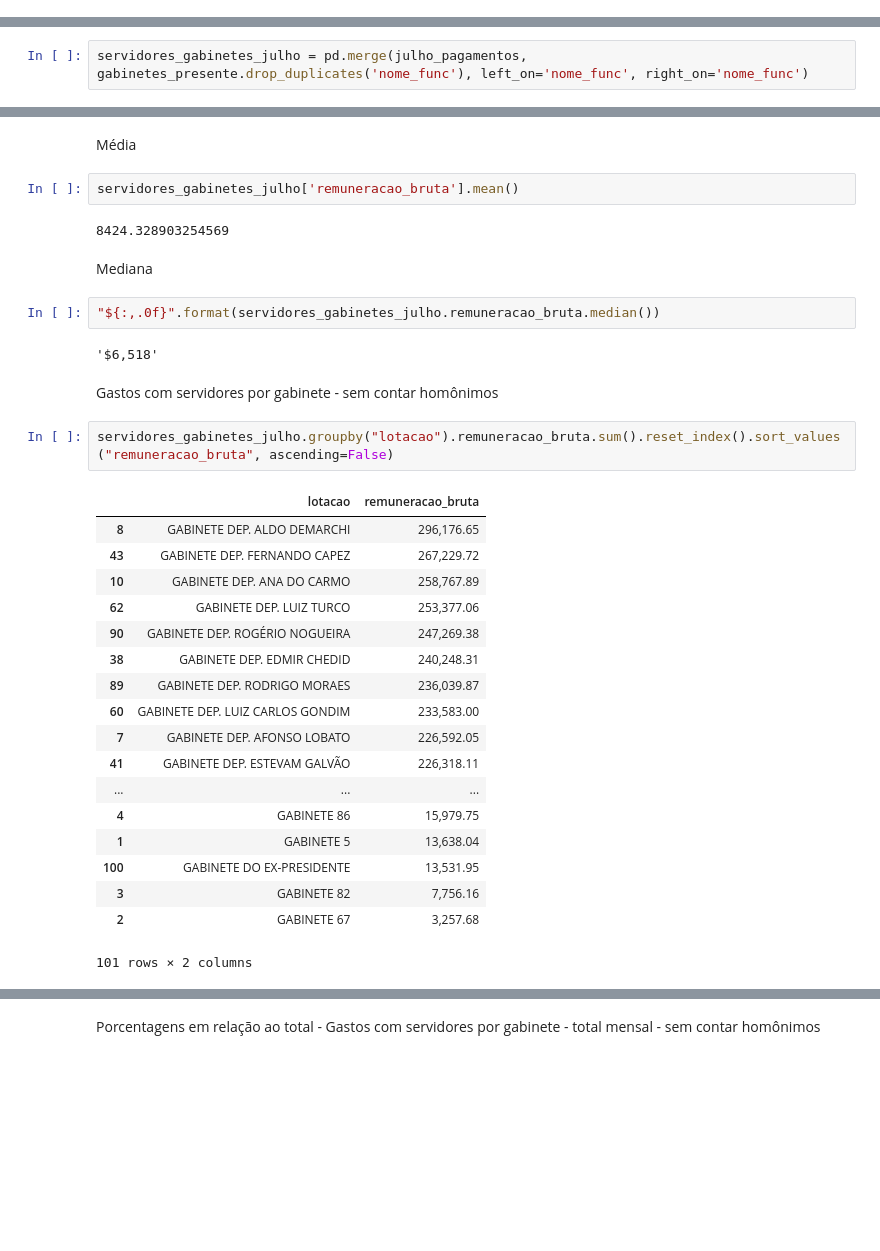
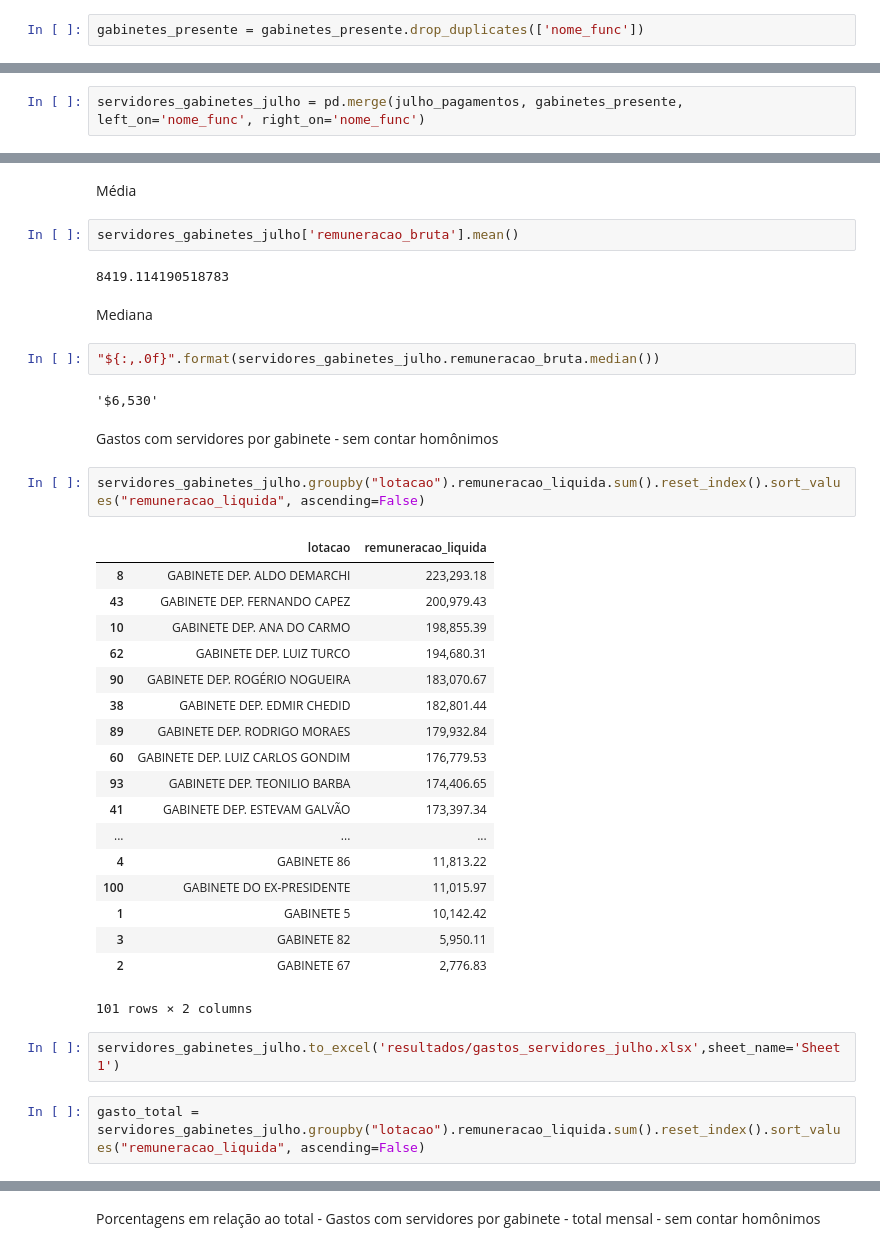
Before and after one commit to reichaves/alesp, a Jupyter notebook: alesp_servidores.ipynb, the cells around one changed output, grey strips where cells are left out. Saved outputs shown, nothing was run; the diff lists cells and outputs as text; blank space fills up the shorter version.

```diff
--- a/alesp_servidores.ipynb
+++ b/alesp_servidores.ipynb
@@ -670,10 +675,12 @@ Name: nome_func, Length: 4976, dtype: int64
 Retira duplicados
 # %%
 julho_pagamentos = julho_pagamentos.drop_duplicates(['nome_func'])
+# %%
+gabinetes_presente = gabinetes_presente.drop_duplicates(['nome_func'])
 # %% [markdown]
 Cruza com os gabinetes - tira nomes duplicados também em gabinetes
 # %%
-servidores_gabinetes_julho = pd.merge(julho_pagamentos, gabinetes_presente.drop_duplicates('nome_func'), left_on='nome_func', right_on='nome_func')
+servidores_gabinetes_julho = pd.merge(julho_pagamentos, gabinetes_presente, left_on='nome_func', right_on='nome_func')
 # %%
 servidores_gabinetes_julho.info()
 # %% [output]
@@ -727,33 +755,37 @@ Média
 # %%
 servidores_gabinetes_julho['remuneracao_bruta'].mean()
 # %% [output]
-8424.328903254569
+8419.114190518783
 # %% [markdown]
 Mediana
 # %%
 "${:,.0f}".format(servidores_gabinetes_julho.remuneracao_bruta.median())
 # %% [output]
-'$6,518'
+'$6,530'
 # %% [markdown]
 Gastos com servidores por gabinete - sem contar homônimos
 # %%
-servidores_gabinetes_julho.groupby("lotacao").remuneracao_bruta.sum().reset_index().sort_values("remuneracao_bruta", ascending=False)
+servidores_gabinetes_julho.groupby("lotacao").remuneracao_liquida.sum().reset_index().sort_values("remuneracao_liquida", ascending=False)
 # %% [output]
-|  | lotacao | remuneracao_bruta |
-| 8 | GABINETE DEP. ALDO DEMARCHI | 296,176.65 |
-| 43 | GABINETE DEP. FERNANDO CAPEZ | 267,229.72 |
-| 10 | GABINETE DEP. ANA DO CARMO | 258,767.89 |
-| 62 | GABINETE DEP. LUIZ TURCO | 253,377.06 |
-| 90 | GABINETE DEP. ROGÉRIO NOGUEIRA | 247,269.38 |
-| 38 | GABINETE DEP. EDMIR CHEDID | 240,248.31 |
-| 89 | GABINETE DEP. RODRIGO MORAES | 236,039.87 |
-| 60 | GABINETE DEP. LUIZ CARLOS GONDIM | 233,583.00 |
-| 7 | GABINETE DEP. AFONSO LOBATO | 226,592.05 |
-| 41 | GABINETE DEP. ESTEVAM GALVÃO | 226,318.11 |
+|  | lotacao | remuneracao_liquida |
+| 8 | GABINETE DEP. ALDO DEMARCHI | 223,293.18 |
+| 43 | GABINETE DEP. FERNANDO CAPEZ | 200,979.43 |
+| 10 | GABINETE DEP. ANA DO CARMO | 198,855.39 |
+| 62 | GABINETE DEP. LUIZ TURCO | 194,680.31 |
+| 90 | GABINETE DEP. ROGÉRIO NOGUEIRA | 183,070.67 |
+| 38 | GABINETE DEP. EDMIR CHEDID | 182,801.44 |
+| 89 | GABINETE DEP. RODRIGO MORAES | 179,932.84 |
+| 60 | GABINETE DEP. LUIZ CARLOS GONDIM | 176,779.53 |
+| 93 | GABINETE DEP. TEONILIO BARBA | 174,406.65 |
+| 41 | GABINETE DEP. ESTEVAM GALVÃO | 173,397.34 |
 | ... | ... | ... |
-| 4 | GABINETE 86 | 15,979.75 |
-| 1 | GABINETE 5 | 13,638.04 |
-| 100 | GABINETE DO EX-PRESIDENTE | 13,531.95 |
-| 3 | GABINETE 82 | 7,756.16 |
-| 2 | GABINETE 67 | 3,257.68 |
+| 4 | GABINETE 86 | 11,813.22 |
+| 100 | GABINETE DO EX-PRESIDENTE | 11,015.97 |
+| 1 | GABINETE 5 | 10,142.42 |
+| 3 | GABINETE 82 | 5,950.11 |
+| 2 | GABINETE 67 | 2,776.83 |
 101 rows × 2 columns
+# %%
+servidores_gabinetes_julho.to_excel('resultados/gastos_servidores_julho.xlsx',sheet_name='Sheet1')
+# %%
+gasto_total = servidores_gabinetes_julho.groupby("lotacao").remuneracao_liquida.sum().reset_index().sort_values("remuneracao_liquida", ascending=False)
```
Also changed, not shown: parts of 20 cells of this notebook, 3 other files.
